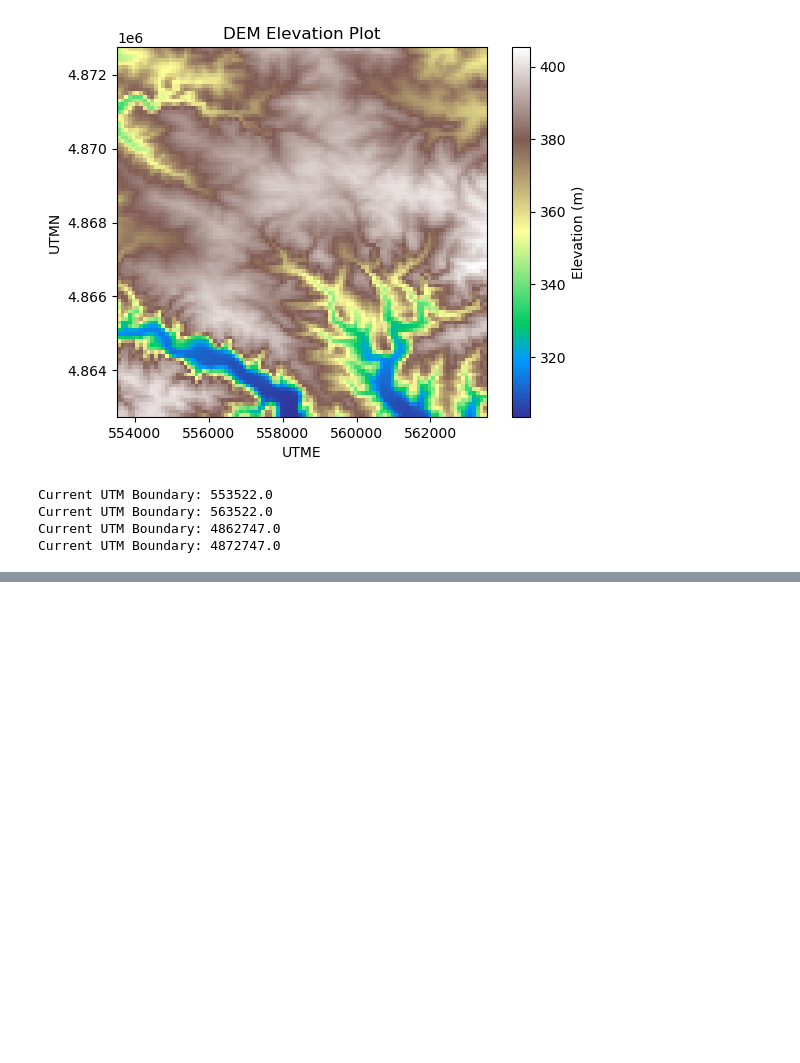
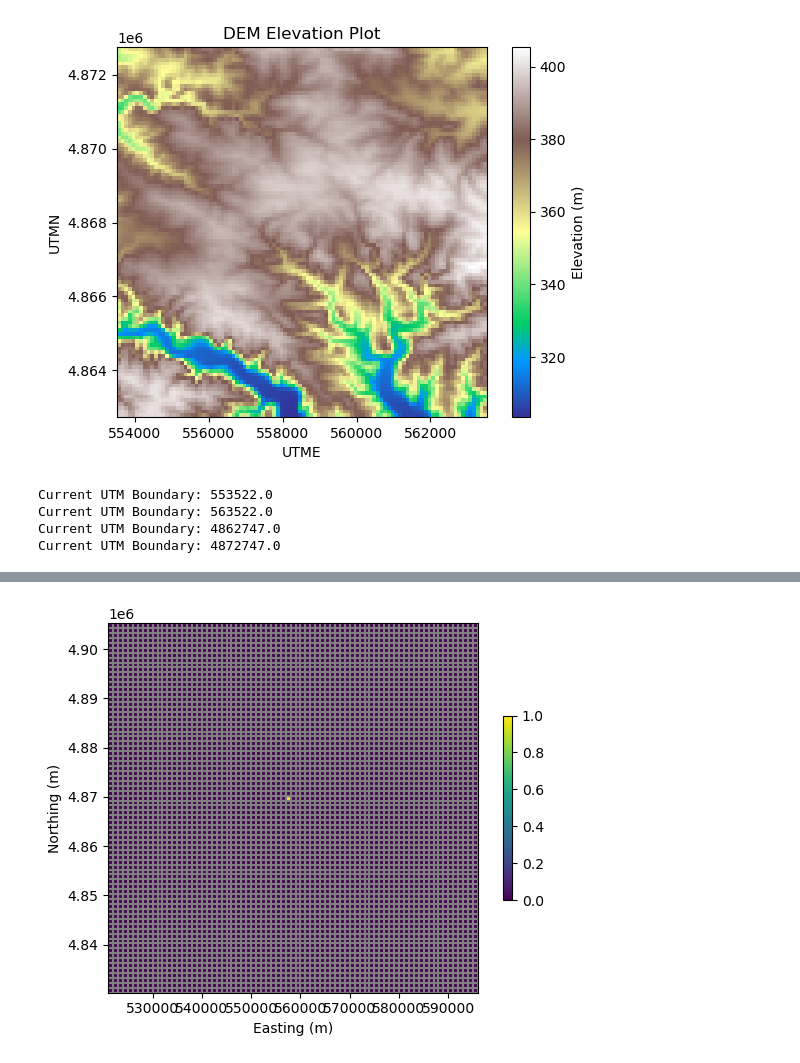
Before and after one commit to Csaucer/BearSpringUMN, a Jupyter notebook: EPM/EPM.ipynb, the cells around one changed output, grey strips where cells are left out. Drawn from its saved outputs; the diff is of its cells as text; code cells hidden in the pictures; blank space fills up the shorter version.

```diff
--- a/EPM/EPM.ipynb
+++ b/EPM/EPM.ipynb
@@ -110,13 +135,16 @@ plt.show()
 Place the grid onto real world coordinates for use with the DEM data and geological data
 # %%
 #Set the physical and grid boundaries of the model
-Lx = 10000 #Width of the domain, m
-Ly = 10000 #Length of the domain, m
+Lx = 1000 #Width of the domain, m
+Ly = 1000 #Length of the domain, m
 nlay = 1 #Number of layers in the model
 nrow = 100 #Number of rows
 ncol = 100 #Number of columns
-delr = Lx / ncol * np.ones(ncol, dtype =float) #set the cell width based on the domain and # of cells
-delc = Ly / nrow * np.ones(nrow, dtype = float) #set the cell height based on domain and # of cells
+dx = Lx / ncol
+dy = Ly / nrow
+delr = dx * nrow * np.ones(ncol, dtype =float) #set the cell width based on the domain and # of cells
+delc = dy * ncol * np.ones(nrow, dtype = float) #set the cell height based on domain and # of cells
+
 
 #Import the DEM data and interpolate it so that it can be placed used in the MODFLOW model
 #open the BIL file with DEM data
@@ -156,10 +184,17 @@ plt.show()
 for i in range(len(extent)):
     print(f'Current UTM Boundary: {extent[i]}')
 
+#Get the upper boundary elev data for the Decorah shale to use as the bottom elevation for the model
+#Slight issue, the current model boundaries that I have includes areas outside of the springshed. Parts
+#Of these regions have lower elevations than the top of the decorah shale, likely to be the bottom of my model
+
 #apply the DEM to the top grid of the model
 top = dem_grid #create the top grid from the gridded DEM that was created from rasterio interpolation
-botm = 250  #bottom row elevation in meters
+botm = 340 #bottom row elevation in meters (taken from the galena aquifer stratigraphy report)
 botm = botm * np.ones((nlay, nrow, ncol), dtype=float) #create the bottom grid (will replace w/ decorah top)
+
+#deal with the issues in the locations where the bottom of the DEM would exceed the land surface (valleys)
+botm = np.minimum(botm, top)
 # %% [output]
 [figure]
 Current UTM Boundary: 553522.0
@@ -184,0 +217,53 @@ Text(0, 0.5, 'Northing (m)')
+# %%
+#Use the above parameters to create a modflow model grid
+model_grid = flopy.discretization.StructuredGrid(
+    delr = delr,
+    delc = delc,
+    top = top,
+    botm = botm,
+    crs = projected_crs
+)
+
+# Offset the grid onto the world coordinates available from the well data
+# Calculate the offsets for the grid
+grid_center_x , grid_center_y = karst_df.loc['55D810']['UTME'], karst_df.loc['55D810']['UTMN']
+grid_length_x = delr.sum()
+grid_length_y = delc.sum()
+xoff = grid_center_x - 0.5 * grid_length_x
+yoff = grid_center_y - 0.5 * grid_length_y
+
+# Set grid coordinates using the offsets
+model_grid.set_coord_info(xoff=xoff, yoff=yoff)
+
+#plot the grid produced by the above method
+model_grid.plot()
+plt.xlabel('Easting (m)')
+plt.ylabel('Northing (m)')
+
+#create an idomain array
+idomain = np.zeros((nlay,nrow, ncol), dtype = int) #initialize an idomain array with 0s everywhere
+
+#initialize GridIntersect for your model grid
+gi = flopy.utils.GridIntersect(model_grid)
+
+#cells inside the watershed polygon are set to idomain = 1 for the active cells
+wsPolygon = watershed.geometry.values[0]
+ixp = gi.intersect(wsPolygon)
+for i, j in ixp['cellids']:
+    idomain[:, i , j] = 1 #set all these cells to be active (idomain = 1)
+
+#cells touching the boundary of the watershed polygon (idomain = 2 for the boundary cells of the watershed)
+#ls = LineString(wsPolygon.exterior.coords)
+#ixl = gi.intersect(ls)
+#for i, j in ixl['cellids']:
+#    if idomain[:, i, j].max() == 0: #only update the inactive cells, not those already set to 1
+#        idomain[:, i, j] = 2 #set the boundary cells to an idomain value of 2
+
+# Plot the idomain array for verification
+pmv = flopy.plot.PlotMapView(modelgrid=model_grid)
+pmv.plot_grid()
+cb = pmv.plot_array(idomain[0, :, :])  # Plot idomain for the first layer
+plt.colorbar(cb, shrink=0.5)
+plt.show()
+# %% [output]
+[figure, added]
```
Also changed, not shown: parts of 15 cells of this notebook, 25 other files.
